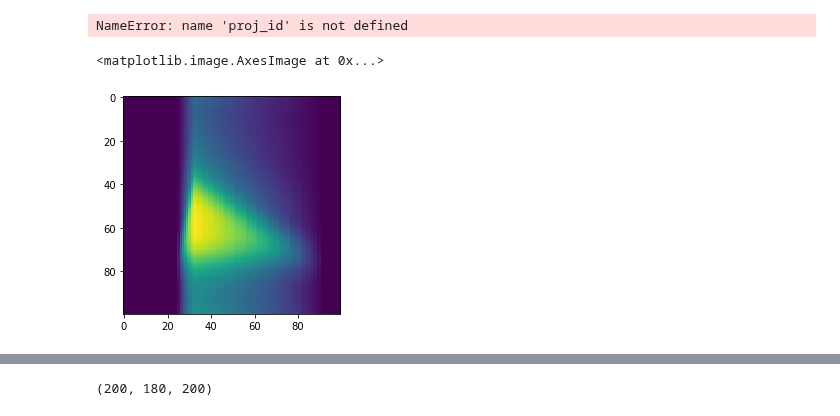
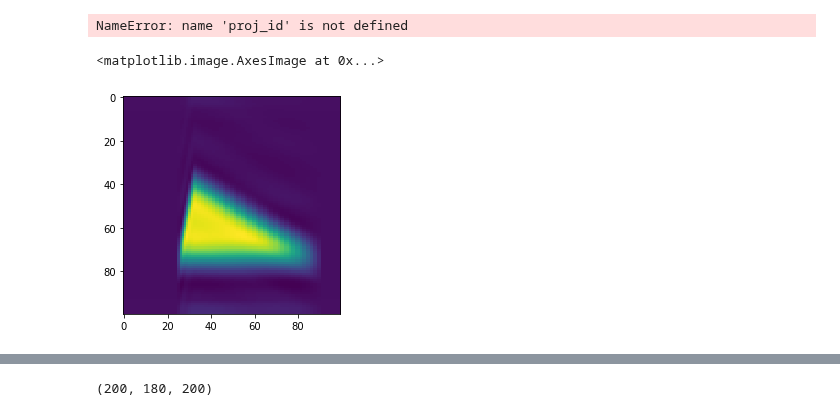
Before and after one commit to grlewis333/phd-work, a Jupyter notebook: multi-axis-tomo/scalar-rot-proj.ipynb, the cells around one changed output, grey strips where cells are left out. Drawn from its saved outputs; the diff is of its cells as text; code cells hidden in the pictures.

```diff
--- a/multi-axis-tomo/scalar-rot-proj.ipynb
+++ b/multi-axis-tomo/scalar-rot-proj.ipynb
@@ -170,7 +171,7 @@ astra.algorithm.create(alg_cfg)
 # %% [output]
 NameError: name 'proj_id' is not defined
 # %%
-plt.imshow(np.mean(reconstruction,axis=0))
+plt.imshow(np.mean(recon_vector,axis=0))
 # %% [output]
 <matplotlib.image.AxesImage at 0x...>
-[figure, old version]
+[figure, new version]
```
Also changed, not shown: parts of 7 cells of this notebook.
